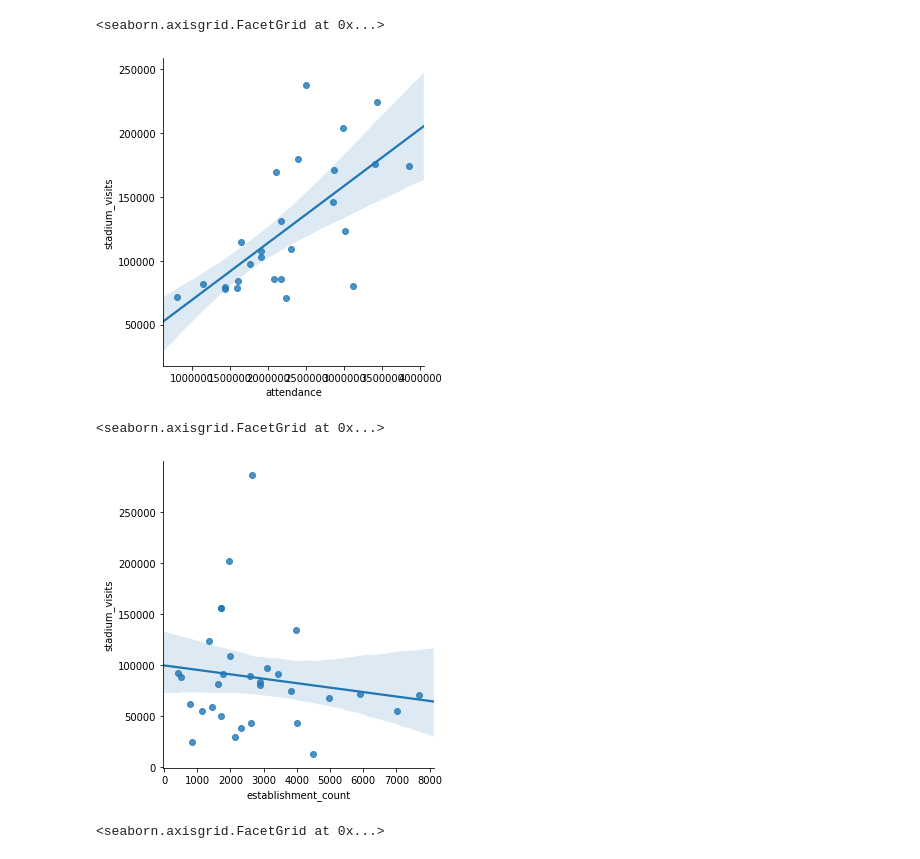
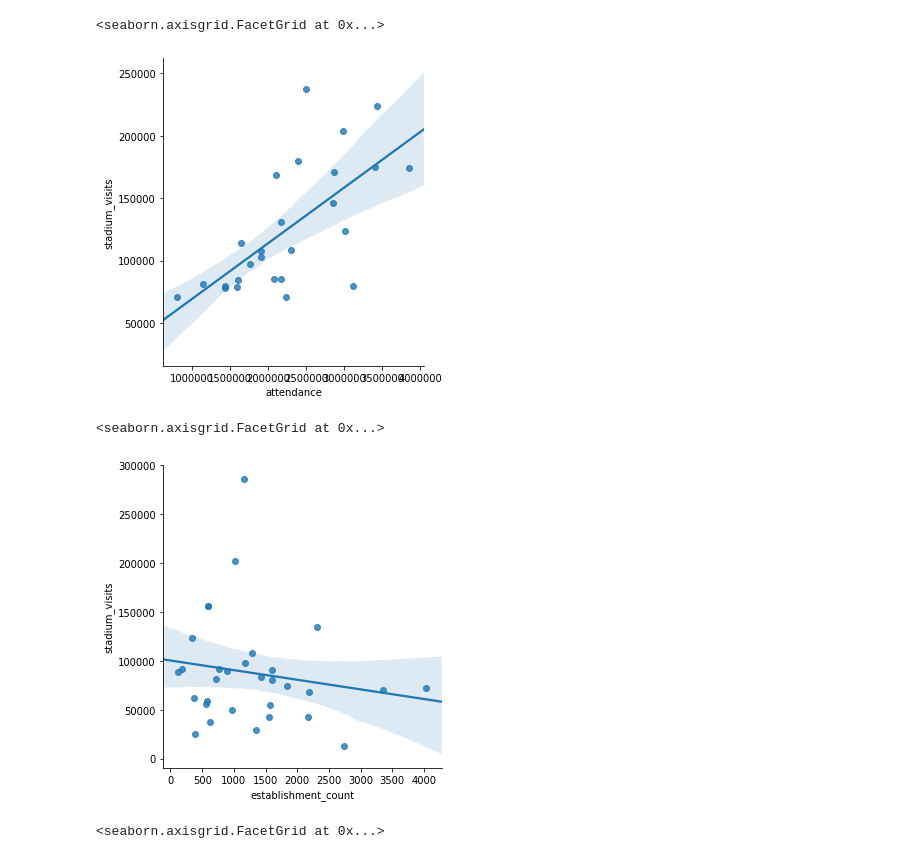
Before and after one commit to d-sedov/stadiums, a Jupyter notebook: data-construction/descriptive/stadiums-description.ipynb, the cells around one changed output. Cells and saved outputs as stored; diff of their text form; code cells hidden in the pictures.

Commit message:
Stadiums coordinates export added, minor corrections.

```diff
--- a/data-construction/descriptive/stadiums-description.ipynb
+++ b/data-construction/descriptive/stadiums-description.ipynb
@@ -77,7 +77,7 @@ def import_visits(year, sport):
     results = pd.read_sql(search_query, con = engine)
     return results
 
-# Import total establishment count close to stadiums
+# Import total establishment count close to stadiums (3km)
 def import_establishments(sport):
     """Read in the nearby establishments data for a sport."""
 
@@ -142,7 +142,7 @@ def import_establishments(sport):
     LEFT JOIN
         places_with_geo AS p
     ON
-        ST_DWithin(s.s_location, p.p_location, 5000)
+        ST_DWithin(s.s_location, p.p_location, 3000)
     AND
         s.sname_place_id != p.sname_place_id )
     SELECT
@@ -169,7 +169,7 @@ def import_establishments(sport):
 teams_output_folder = os.path.join(project_folder, 'data/input/baseball/teams/')
 games_output_folder = os.path.join(project_folder, 'data/input/baseball/games/')
 
-# Import stadiums, matching of stadiums and sname place ids
+# Import stadiums, capacity, matching of stadiums and sname place ids
 stadiums = pd.read_csv(os.path.join(teams_output_folder,
                                     'baseball_teams.csv'),
                        usecols = ['name', 'code']
@@ -178,6 +178,17 @@ stadiums = pd.read_csv(os.path.join(teams_output_folder,
 matching = pd.read_csv(os.path.join(teams_output_folder,
                                     'baseball_matching.csv')
                       )
+
+capacity = pd.read_csv(os.path.join(teams_output_folder, 'baseball_locations.csv'),
+                       usecols = ['Team', 'Capacity'])
+capacity.rename(columns = {'Team': 'name', 'Capacity': 'capacity'},
+                inplace = True)
+
+stadiums = pd.merge(stadiums,
+                    capacity,
+                    on = 'name',
+                    how = 'inner',
+                    validate = 'one_to_one')
 
 stadiums = pd.merge(stadiums,
                     matching,
@@ -227,7 +238,7 @@ engine.dispose()
 
 # Select stadiums only corresponding to the sample year
 year_column = f'sg_id_{year}'
-stadiums = stadiums[['name', year_column]]
+stadiums = stadiums[['name', 'capacity', year_column]]
 
 # Import nearby establishment counts
 nearby_establishments = import_establishments('baseball')
@@ -263,7 +274,7 @@ sns.lmplot(x = 'attendance',
 ################################################################################
 # %% [output]
 <seaborn.axisgrid.FacetGrid at 0x...>
-[figure, old version]
+[figure, new version]
 # %%
 baseball_stadiums.to_csv(path_or_buf = os.path.join(output_folder,
                                                     f'baseball_stadiums_summary_{year}.csv'),
@@ -275,7 +286,7 @@ baseball_stadiums.to_csv(path_or_buf = os.path.join(output_folder,
 teams_output_folder = os.path.join(project_folder, 'data/input/football/teams/')
 games_output_folder = os.path.join(project_folder, 'data/input/football/games/')
 
-# Import stadiums, matching of stadiums and sname place ids
+# Import stadiums, capacity, matching of stadiums and sname place ids
 stadiums = pd.read_csv(os.path.join(teams_output_folder,
                                     'football_teams.csv'),
                        usecols = ['name', 'code']
@@ -284,6 +295,19 @@ stadiums = pd.read_csv(os.path.join(teams_output_folder,
 matching = pd.read_csv(os.path.join(teams_output_folder,
                                     'football_matching.csv')
                       )
+
+capacity = pd.read_csv(os.path.join(teams_output_folder, 'football_locations.csv'),
+                       usecols = ['Club', 'Capacity'])
+capacity.rename(columns = {'Club': 'name', 'Capacity': 'capacity'},
+                inplace = True)
+# Replace broken team name
+capacity.loc[capacity.name == 'San Francisco ers', 'name'] = 'San Francisco 49ers'
+
+stadiums = pd.merge(stadiums,
+                    capacity,
+                    on = 'name',
+                    how = 'inner',
+                    validate = 'one_to_one')
 
 stadiums = pd.merge(stadiums,
                     matching,
@@ -331,6 +355,16 @@ def import_game_count(year, code):
 games = [import_game_count(year, x) for x in stadiums.index]
 games = pd.concat(games)
 
+# Manual entry of games for playoff-participating teams
+games.loc['nor'] += 1
+games.loc['min'] += 2
+games.loc['phi'] += 2
+games.loc['ram'] += 1
+games.loc['jax'] += 1
+games.loc['kan'] += 1
+games.loc['pit'] += 1
+games.loc['nwe'] += 2
+
 
 # Import visit counts by stadium
 engine = db.create_engine('postgresql://{user}:{user_pass}@{host}/{dataname2}')
@@ -339,7 +373,7 @@ engine.dispose()
 
 # Select stadiums only corresponding to the sample year
 year_column = f'sg_id_{year}'
-stadiums = stadiums[['name', year_column]]
+stadiums = stadiums[['name', 'capacity', year_column]]
 
 # Import nearby establishment counts
 nearby_establishments = import_establishments('football')
@@ -352,34 +386,34 @@ stadiums = pd.merge(stadiums,
                     validate = 'one_to_one')
 
 stadiums = pd.merge(stadiums,
                     visits,
                     how = 'inner',
                     left_on = year_column,
                     right_on = 'sname_place_id')
 
 stadiums.drop(columns = year_column, inplace = True)
 
 # no one-to-one validation, NY shared stadium
 stadiums = pd.merge(stadiums,
                     nearby_establishments,
                     how = 'left',
                     left_on = 'sname_place_id',
                     right_on = 'stadium_id')
 
 stadiums.drop(columns = 'sname_place_id', inplace = True)
 
 football_stadiums = stadiums
 
 # Plot stadium visits vs establishment count
 sns.lmplot(x = 'establishment_count',
            y = 'stadium_visits',
            data = football_stadiums,
            fit_reg = True)
 
 ################################################################################
 # %% [output]
 <seaborn.axisgrid.FacetGrid at 0x...>
-[figure, old version]
+[figure, new version]
 # %%
 football_stadiums.to_csv(path_or_buf = os.path.join(output_folder,
                                                     f'football_stadiums_summary_{year}.csv'),
```
Also changed, not shown: parts of 2 cells of this notebook, 6 other files.
